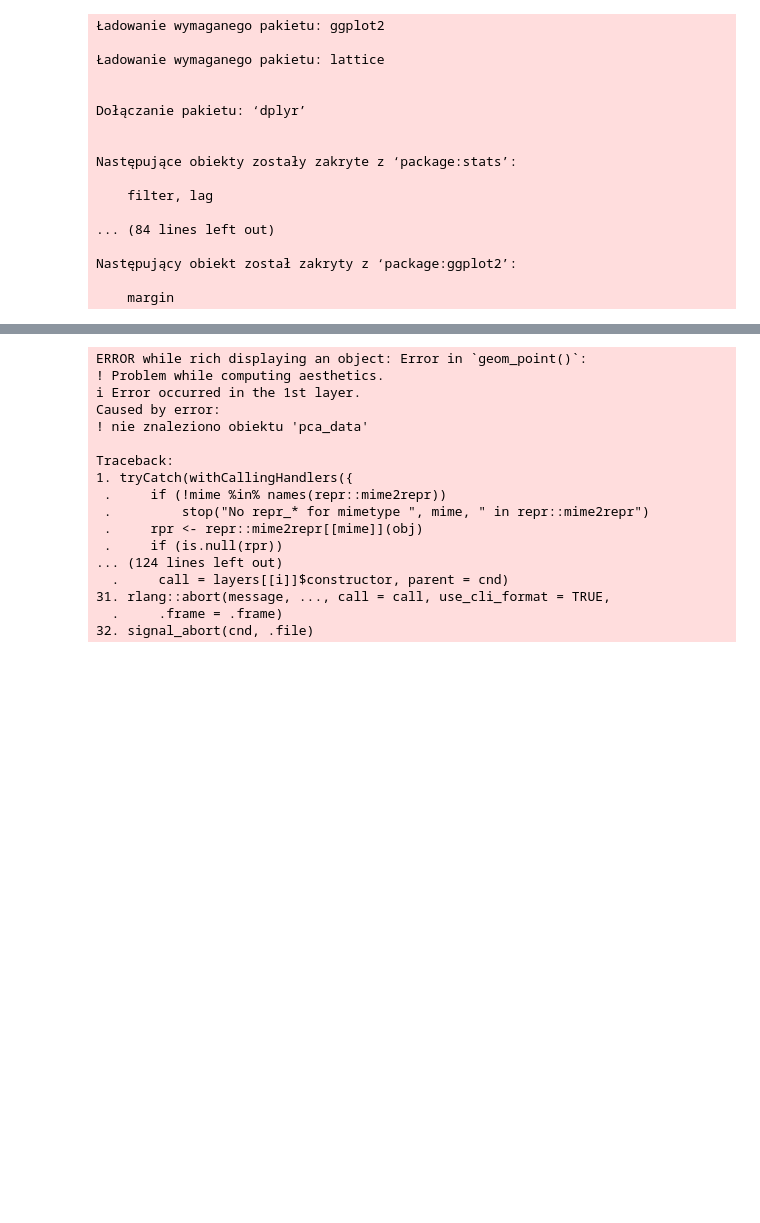
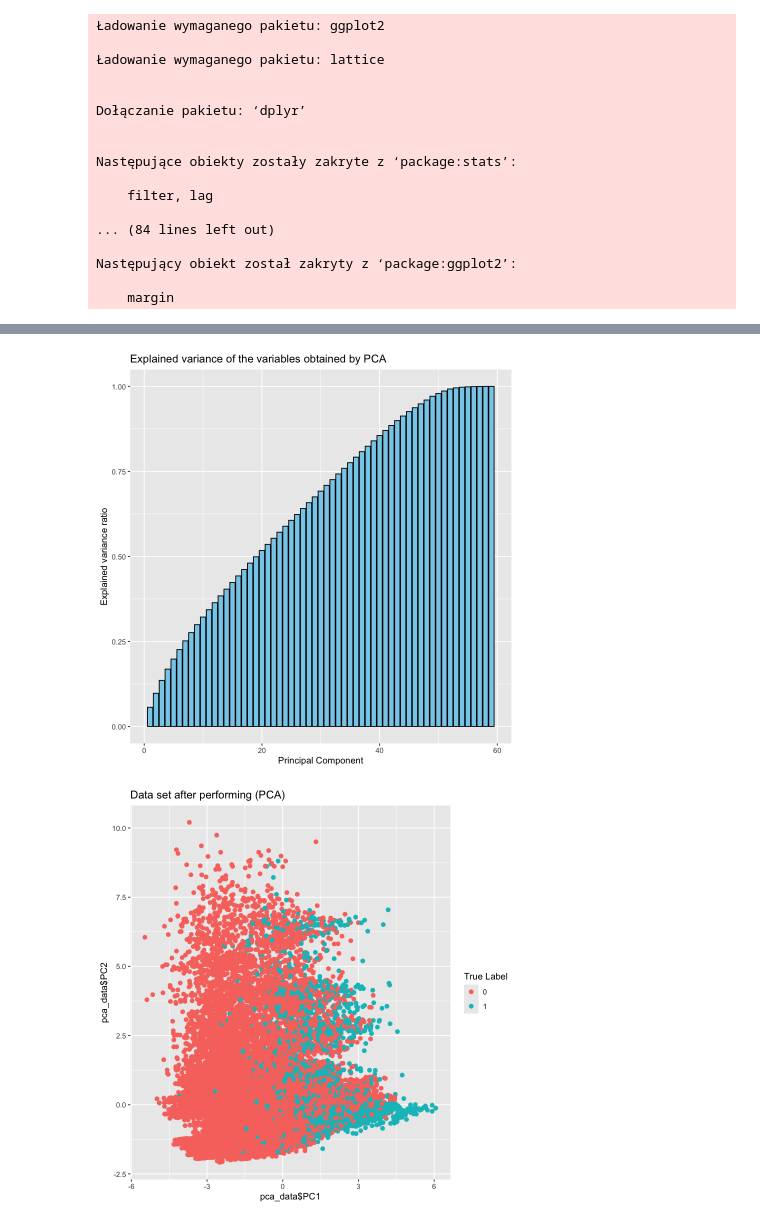
Before and after one commit to fiminka/Data-Mining-project, a Jupyter notebook: dimensionality-reduction.ipynb, the cells around one changed output, grey strips where cells are left out. Saved outputs shown, nothing was run; the diff lists cells and outputs as text; code cells hidden in the pictures; blank space fills up the shorter version.

```diff
--- a/dimensionality-reduction.ipynb
+++ b/dimensionality-reduction.ipynb
@@ -150,0 +95,5 @@ barplot(cumulative_variance, ylab = 'Explained variance ratio', names.arg=seq(1:
+# %%
+cumulative_variance_df <- data.frame(
+  PC = seq_along(cumulative_variance),
+  Variance = cumulative_variance
+)
@@ -151,27 +121,21 @@ barplot(cumulative_variance, ylab = 'Explained variance ratio', names.arg=seq(1:
+# %%
+ggplot(cumulative_variance_df, aes(x = PC, y = Variance)) +
+  geom_bar(stat = "identity", fill = "skyblue", color = "black") +
+  labs(
+    title = 'Explained variance of the variables obtained by PCA',
+    x = 'Principal Component',
+    y = 'Explained variance ratio'
+  )
+# %% [output]
+[figure, added]
 # %%
 ggplot() +
   geom_point(
     aes(x=pca_data$PC1,
         y=pca_data$PC2,
-        color=data$income_binary$label %>% as.factor),
+        color=data$income_binary %>% as.factor),
     size=2)+
   labs(title='Data set after performing (PCA)', color='True Label')
 # %% [output]
-ERROR while rich displaying an object: Error in `geom_point()`:
-! Problem while computing aesthetics.
-ℹ Error occurred in the 1st layer.
-Caused by error:
-! nie znaleziono obiektu 'pca_data'
-
-Traceback:
-1. tryCatch(withCallingHandlers({
- .     if (!mime %in% names(repr::mime2repr))
- .         stop("No repr_* for mimetype ", mime, " in repr::mime2repr")
- .     rpr <- repr::mime2repr[[mime]](obj)
- .     if (is.null(rpr))
-... (124 lines left out)
-  .     call = layers[[i]]$constructor, parent = cnd)
-31. rlang::abort(message, ..., call = call, use_cli_format = TRUE,
-  .     .frame = .frame)
-32. signal_abort(cnd, .file)
+[figure, added]
 # %%
```
Also changed, not shown: parts of 33 cells of this notebook, 20 other files.
